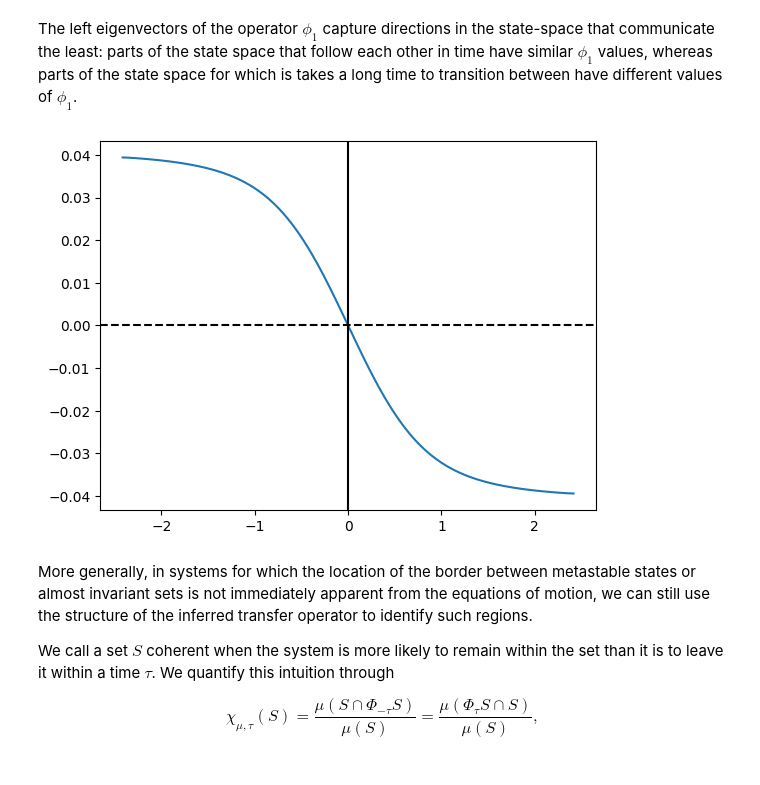
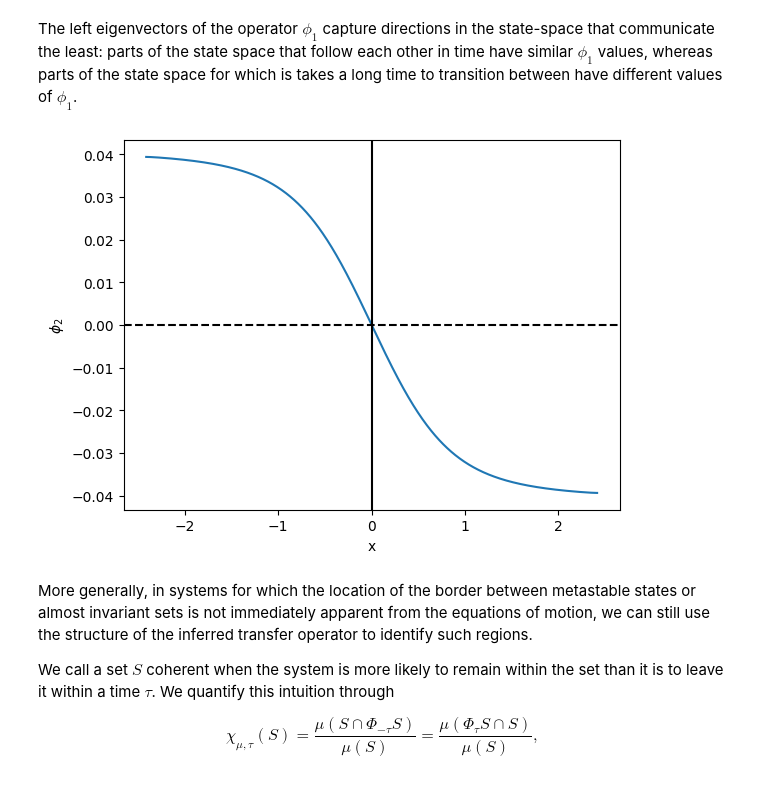
Before and after one commit to AntonioCCosta/DPG_PhysicsBehavior_2026, a Jupyter notebook: notebooks/notebook_1.ipynb, the cells around one changed output. Saved outputs shown, nothing was run; the diff lists cells and outputs as text; code cells hidden in the pictures.

```diff
--- a/notebooks/notebook_1.ipynb
+++ b/notebooks/notebook_1.ipynb
@@ -499,10 +499,12 @@ phi2 = eigvecs_bw[:,1]
 # %%
 plt.plot(x,phi2)
 plt.axvline(0,c='k')
 plt.axhline(0,c='k',ls='--')
+plt.ylabel(r'$\phi_2$')
+plt.xlabel('x')
 plt.show()
 # %% [output]
-[figure, old version]
+[figure, new version]
 # %% [markdown]
 More generally, in systems for which the location of the border between metastable states or almost invariant sets is not immediately apparent from the equations of motion, we can still use the structure of the inferred transfer operator to identify such regions.
 
```
Also changed, not shown: parts of 3 cells of this notebook.
